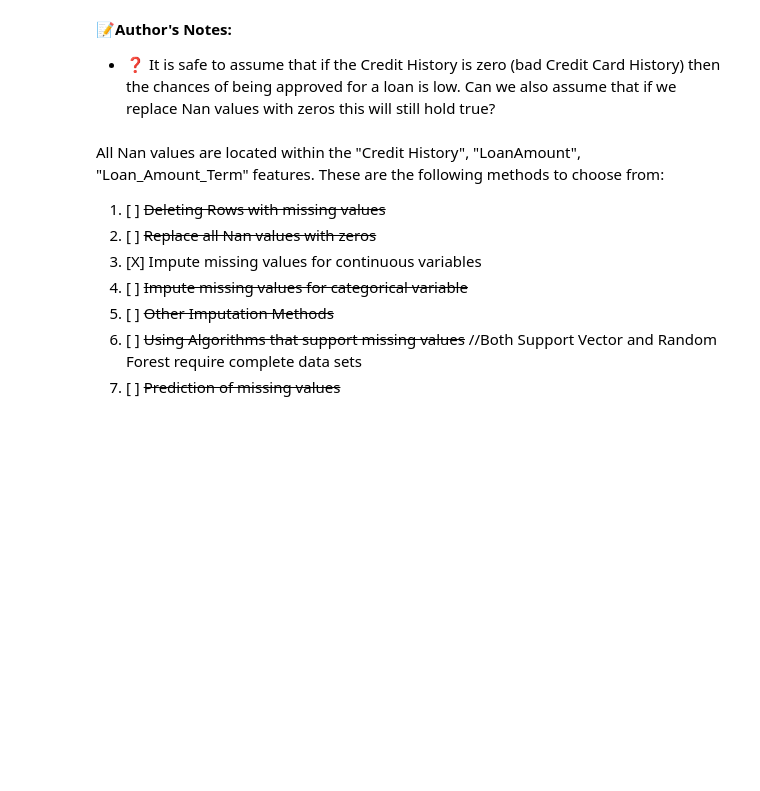
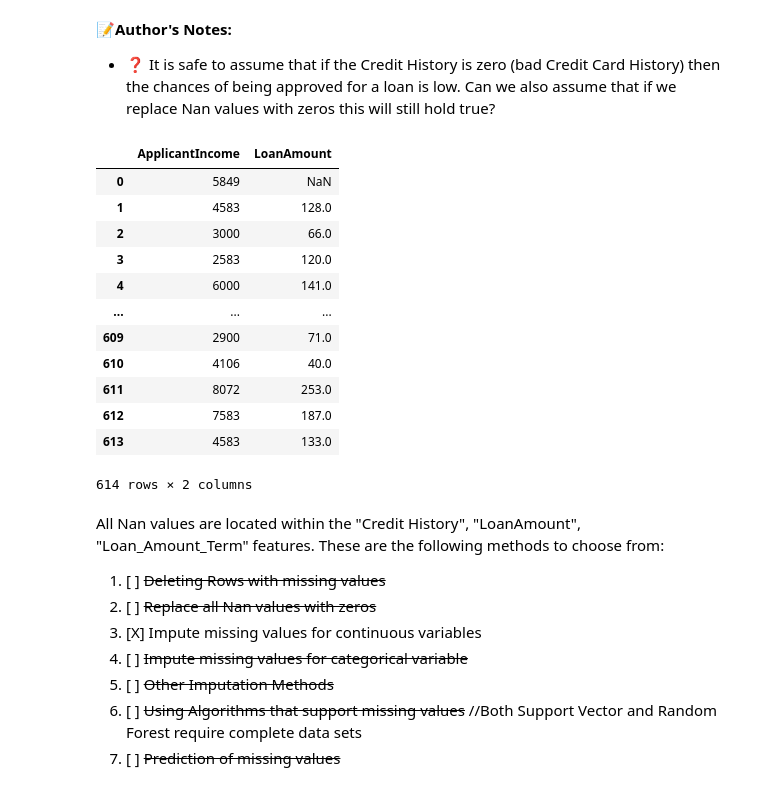
Before and after one commit to rsanchez-dv/ML_Training_Project, a Jupyter notebook: Data Preprocessing.ipynb, the cells around one changed output. Saved outputs shown, nothing was run; the diff lists cells and outputs as text; code cells hidden in the pictures; blank space fills up the shorter version.

```diff
--- a/Data Preprocessing.ipynb
+++ b/Data Preprocessing.ipynb
@@ -267,6 +267,22 @@ Text(0.5, 1.0, 'Comparing Credit History with Loan Status')
 # %% [markdown]
 📝**Author's Notes:**
 * ❓ It is safe to assume that if the Credit History is zero (bad Credit Card History) then the chances of being approved for a loan is low. Can we also assume that if we replace Nan values with zeros this will still hold true?
+# %%
+df[['ApplicantIncome','LoanAmount']]
+# %% [output]
+|  | ApplicantIncome | LoanAmount |
+| 0 | 5849 | NaN |
+| 1 | 4583 | 128.0 |
+| 2 | 3000 | 66.0 |
+| 3 | 2583 | 120.0 |
+| 4 | 6000 | 141.0 |
+| ... | ... | ... |
+| 609 | 2900 | 71.0 |
+| 610 | 4106 | 40.0 |
+| 611 | 8072 | 253.0 |
+| 612 | 7583 | 187.0 |
+| 613 | 4583 | 133.0 |
+614 rows × 2 columns
 # %% [markdown]
 All Nan values are located within the "Credit History", "LoanAmount", "Loan_Amount_Term" features.
 These are the following methods to choose from:
```
Also changed, not shown: 14 other files.
